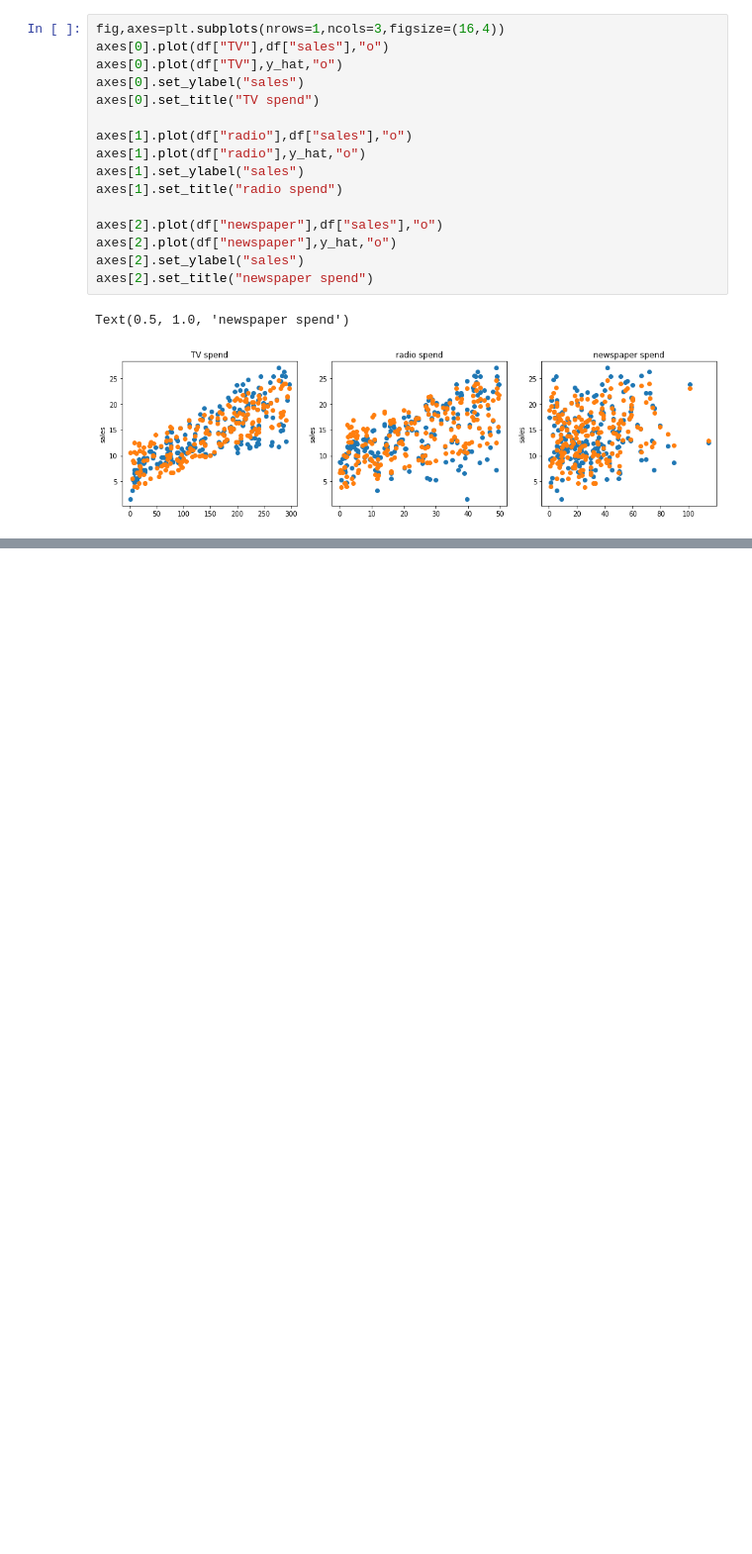
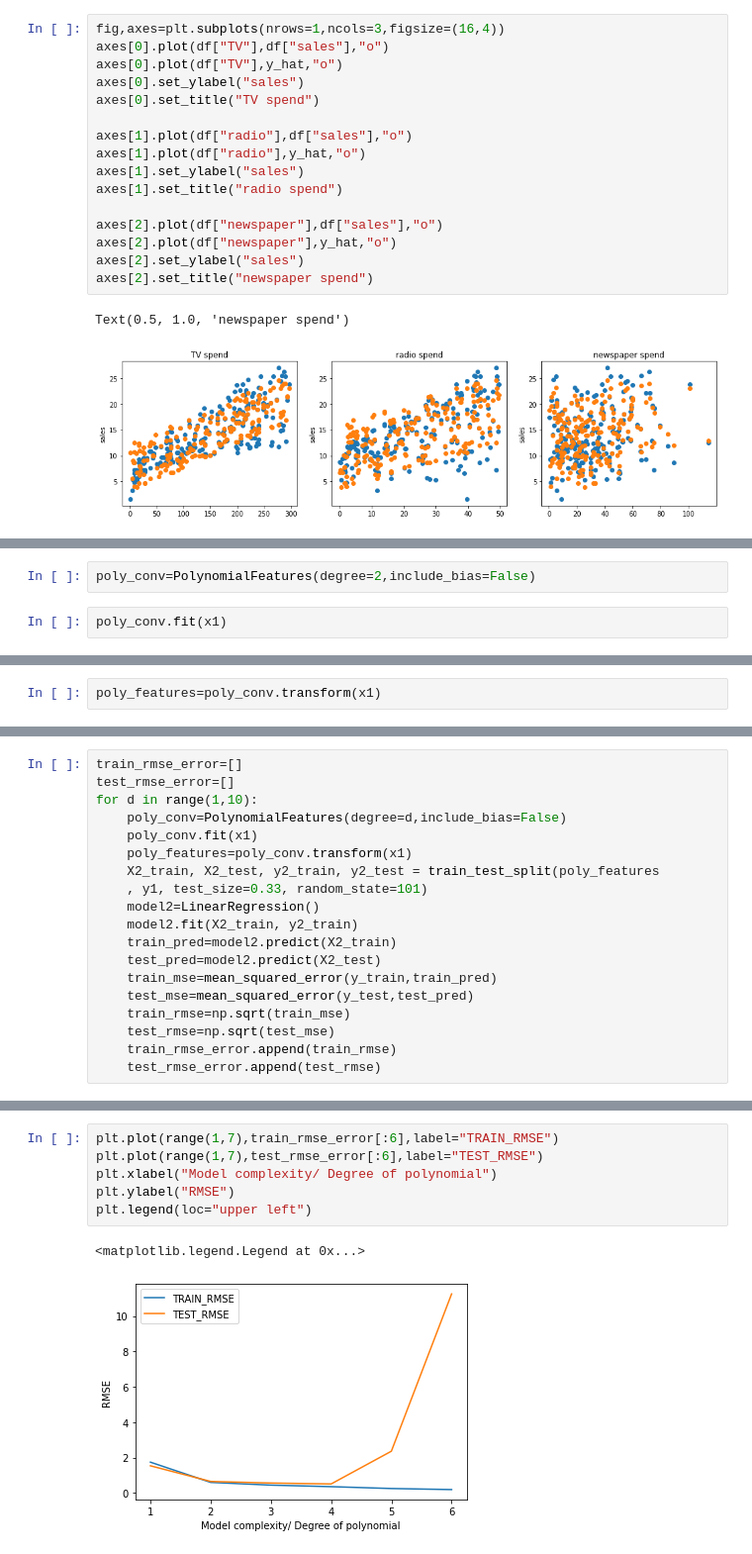
Before and after one commit to MishraAditya12126/ML_Data, a Jupyter notebook: Test notebook/Linear_regression.ipynb, the cells around one changed output, grey strips where cells are left out. Shown: that part at 99% size. Saved outputs shown, nothing was run; the diff lists cells and outputs as text; blank space fills up the shorter version.

Commit message:
polynomial_regression

```diff
--- a/Test notebook/Linear_regression.ipynb
+++ b/Test notebook/Linear_regression.ipynb
@@ -155,0 +223,4 @@ Text(0.5, 1.0, 'newspaper spend')
+# %%
+poly_conv=PolynomialFeatures(degree=2,include_bias=False)
+# %%
+poly_conv.fit(x1)
@@ -155,0 +229,2 @@ Text(0.5, 1.0, 'newspaper spend')
+# %%
+poly_features=poly_conv.transform(x1)
@@ -155,0 +287,19 @@ Text(0.5, 1.0, 'newspaper spend')
+# %%
+train_rmse_error=[]
+test_rmse_error=[]
+for d in range(1,10):
+    poly_conv=PolynomialFeatures(degree=d,include_bias=False)
+    poly_conv.fit(x1)
+    poly_features=poly_conv.transform(x1)
+    X2_train, X2_test, y2_train, y2_test = train_test_split(poly_features
+    , y1, test_size=0.33, random_state=101)
+    model2=LinearRegression()
+    model2.fit(X2_train, y2_train)
+    train_pred=model2.predict(X2_train)
+    test_pred=model2.predict(X2_test)
+    train_mse=mean_squared_error(y_train,train_pred)
+    test_mse=mean_squared_error(y_test,test_pred)
+    train_rmse=np.sqrt(train_mse)
+    test_rmse=np.sqrt(test_mse)
+    train_rmse_error.append(train_rmse)
+    test_rmse_error.append(test_rmse)
@@ -155,0 +330,9 @@ Text(0.5, 1.0, 'newspaper spend')
+# %%
+plt.plot(range(1,7),train_rmse_error[:6],label="TRAIN_RMSE")
+plt.plot(range(1,7),test_rmse_error[:6],label="TEST_RMSE")
+plt.xlabel("Model complexity/ Degree of polynomial")
+plt.ylabel("RMSE")
+plt.legend(loc="upper left")
+# %% [output]
+<matplotlib.legend.Legend at 0x...>
+[figure, added]
```
Also changed, not shown: parts of 41 cells of this notebook, 3 other files.
